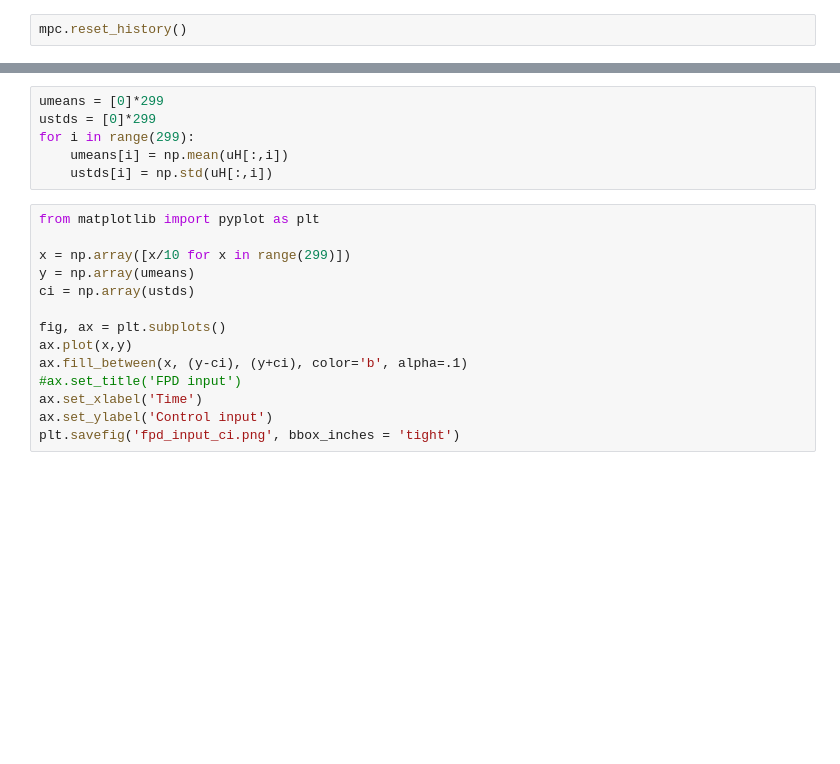
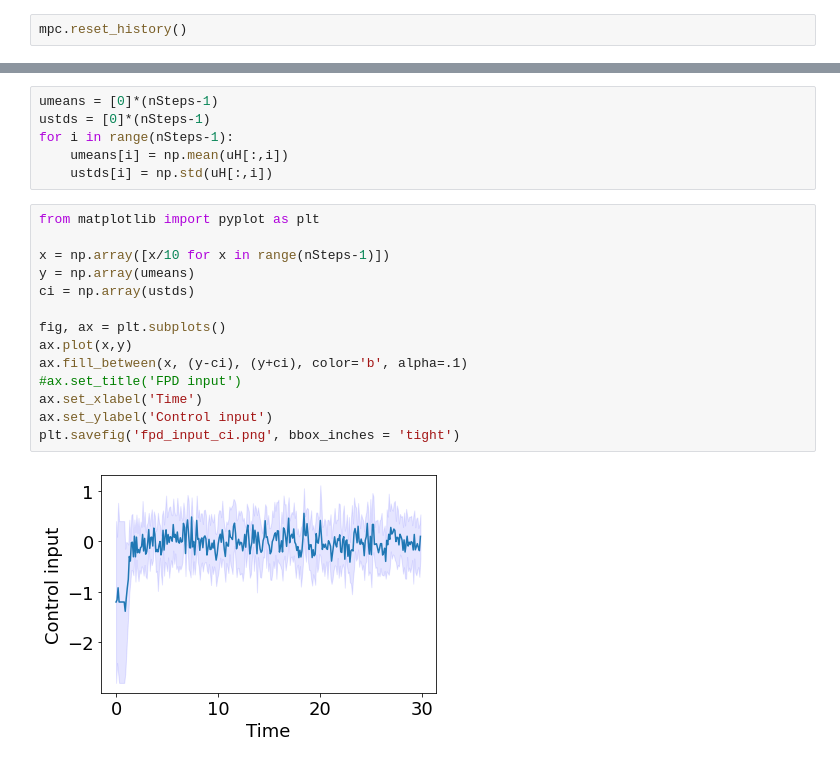
Before and after one commit to GIOVRUSSO/Control-Group-Code, a Jupyter notebook: Decision-making/Pendulum FPD.ipynb, the cells around one changed output, grey strips where cells are left out. Cells and saved outputs as stored; diff of their text form; blank space fills up the shorter version.

```diff
--- a/Decision-making/Pendulum FPD.ipynb
+++ b/Decision-making/Pendulum FPD.ipynb
@@ -199,20 +204,22 @@ ax.set_ylabel('Angular position')
 # %%
-umeans = [0]*299
-ustds = [0]*299
-for i in range(299):
+umeans = [0]*(nSteps-1)
+ustds = [0]*(nSteps-1)
+for i in range(nSteps-1):
     umeans[i] = np.mean(uH[:,i])
     ustds[i] = np.std(uH[:,i])
 # %%
 from matplotlib import pyplot as plt
 
-x = np.array([x/10 for x in range(299)])
+x = np.array([x/10 for x in range(nSteps-1)])
 y = np.array(umeans)
 ci = np.array(ustds)
 
 fig, ax = plt.subplots()
 ax.plot(x,y)
 ax.fill_between(x, (y-ci), (y+ci), color='b', alpha=.1)
 #ax.set_title('FPD input')
 ax.set_xlabel('Time')
 ax.set_ylabel('Control input')
 plt.savefig('fpd_input_ci.png', bbox_inches = 'tight')
+# %% [output]
+[figure, added]
```
Also changed, not shown: parts of 3 cells of this notebook, 3 other files.
